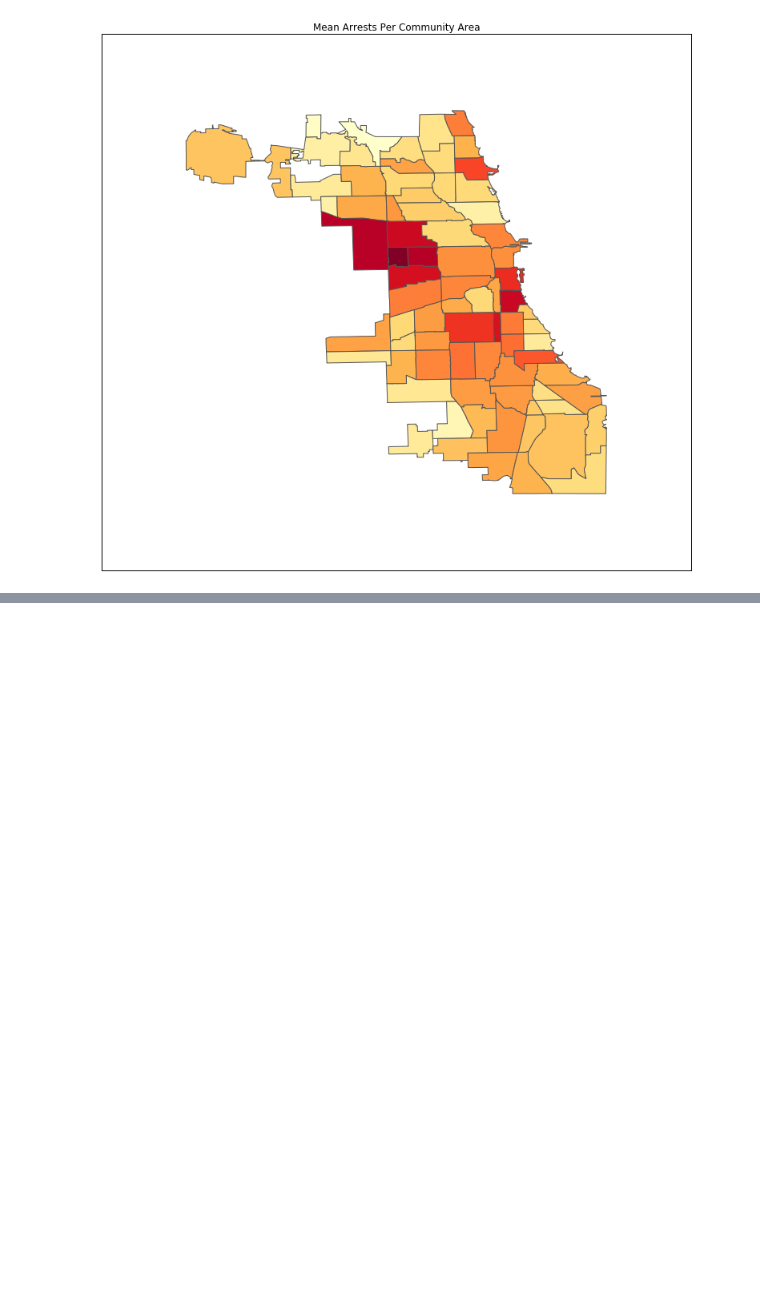
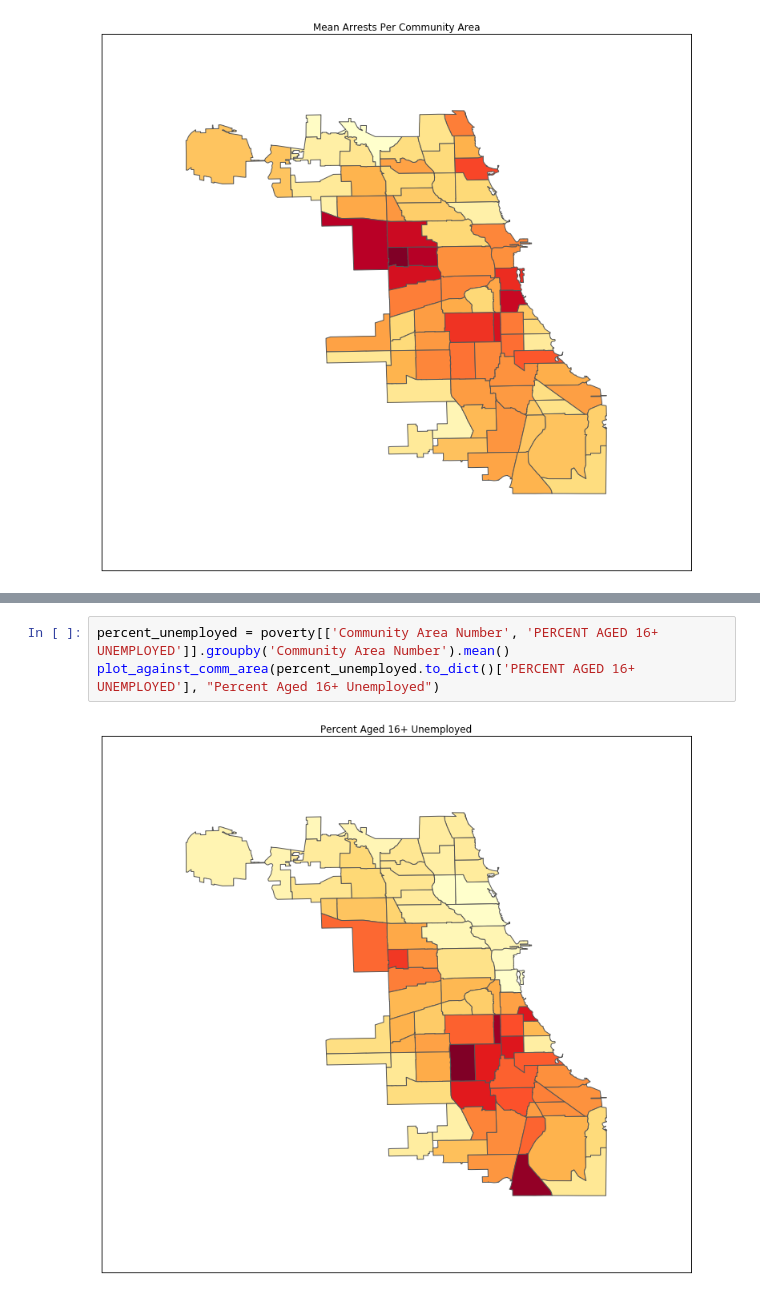
Before and after one commit to crime-analysis/crime_predictions, a Jupyter notebook: Community Areas.ipynb, the cells around one changed output, grey strips where cells are left out. Drawn from its saved outputs; the diff is of its cells as text; blank space fills up the shorter version.

```diff
--- a/Community Areas.ipynb
+++ b/Community Areas.ipynb
@@ -97,0 +113,5 @@ See the caveats in the documentation: http://pandas.pydata.org/pandas-docs/stabl
+# %%
+percent_unemployed = poverty[['Community Area Number', 'PERCENT AGED 16+ UNEMPLOYED']].groupby('Community Area Number').mean()
+plot_against_comm_area(percent_unemployed.to_dict()['PERCENT AGED 16+ UNEMPLOYED'], "Percent Aged 16+ Unemployed")
+# %% [output]
+[figure, added]
```
Also changed, not shown: parts of 5 cells of this notebook.
